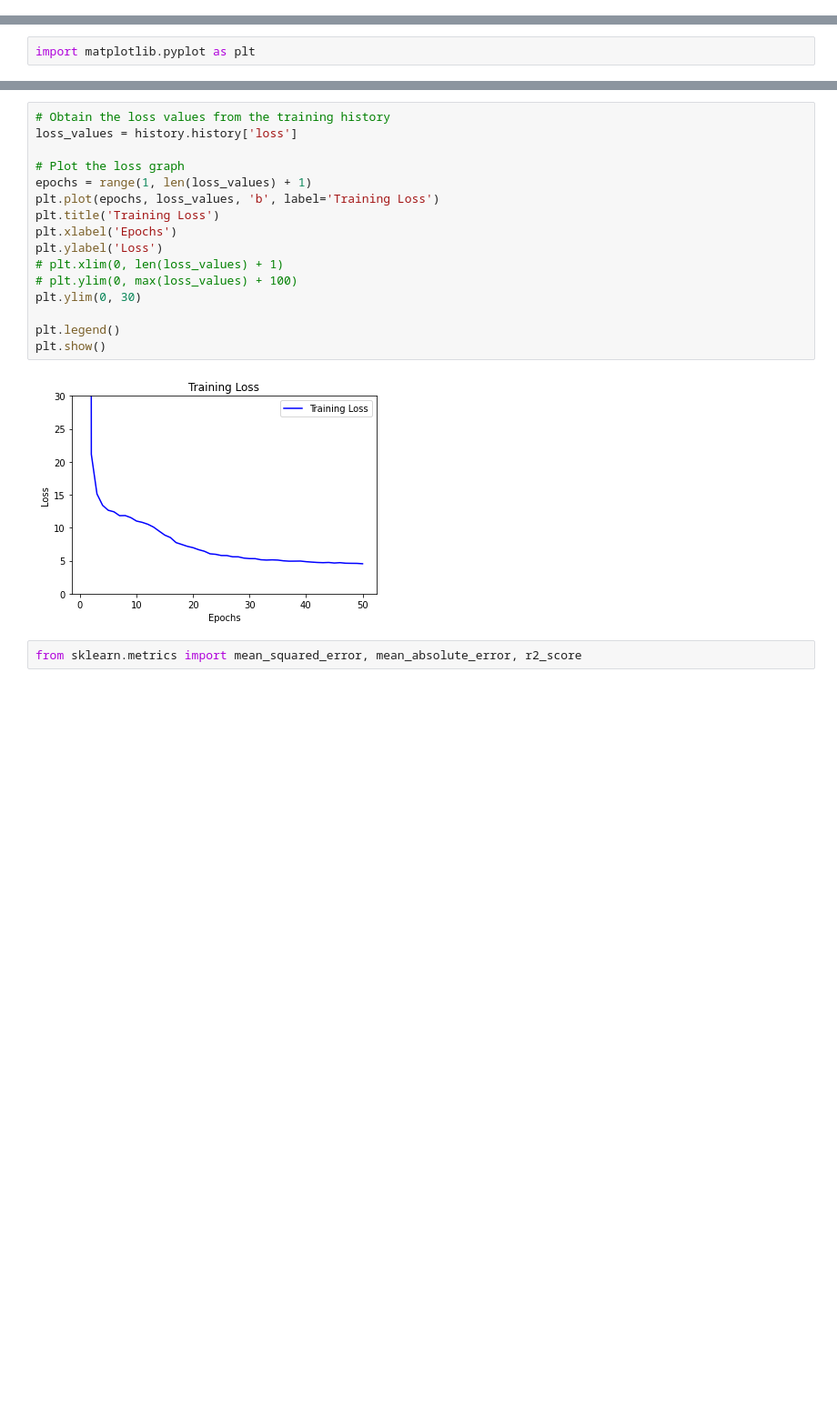
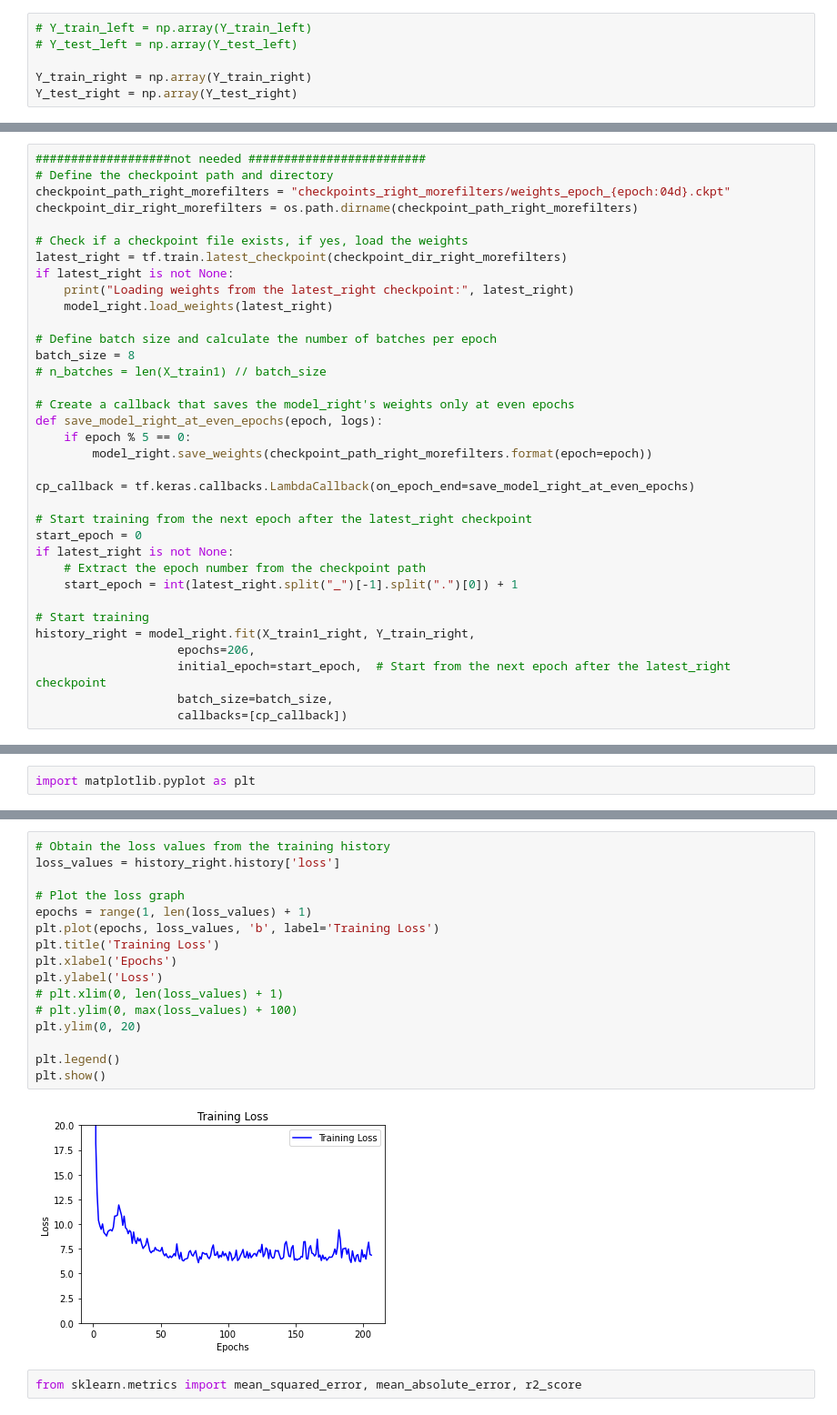
Before and after one commit to suzie13/Whisker-Robot-Project, a Jupyter notebook: ML_algos/CNN.ipynb, the cells around one changed output, grey strips where cells are left out. Shown at 91% size. Saved outputs shown, nothing was run; the diff lists cells and outputs as text; blank space fills up the shorter version.

```diff
--- a/ML_algos/CNN.ipynb
+++ b/ML_algos/CNN.ipynb
@@ -256,0 +240,6 @@ Shape Y_test:  (3008, 4)
+# %%
+# Y_train_left = np.array(Y_train_left)
+# Y_test_left = np.array(Y_test_left)
+
+Y_train_right = np.array(Y_train_right)
+Y_test_right = np.array(Y_test_right)
@@ -428,0 +550,35 @@ Hint: If you want to see a list of allocated tensors when OOM happens, add repor
+# %%
+###################not needed #########################
+# Define the checkpoint path and directory
+checkpoint_path_right_morefilters = "checkpoints_right_morefilters/weights_epoch_{epoch:04d}.ckpt"
+checkpoint_dir_right_morefilters = os.path.dirname(checkpoint_path_right_morefilters)
+
+# Check if a checkpoint file exists, if yes, load the weights
+latest_right = tf.train.latest_checkpoint(checkpoint_dir_right_morefilters)
+if latest_right is not None:
+    print("Loading weights from the latest_right checkpoint:", latest_right)
+    model_right.load_weights(latest_right)
+
+# Define batch size and calculate the number of batches per epoch
+batch_size = 8
+# n_batches = len(X_train1) // batch_size
+
+# Create a callback that saves the model_right's weights only at even epochs
+def save_model_right_at_even_epochs(epoch, logs):
+    if epoch % 5 == 0:
+        model_right.save_weights(checkpoint_path_right_morefilters.format(epoch=epoch))
+
+cp_callback = tf.keras.callbacks.LambdaCallback(on_epoch_end=save_model_right_at_even_epochs)
+
+# Start training from the next epoch after the latest_right checkpoint
+start_epoch = 0
+if latest_right is not None:
+    # Extract the epoch number from the checkpoint path
+    start_epoch = int(latest_right.split("_")[-1].split(".")[0]) + 1
+
+# Start training
+history_right = model_right.fit(X_train1_right, Y_train_right,
+                    epochs=206,
+                    initial_epoch=start_epoch,  # Start from the next epoch after the latest_right checkpoint
+                    batch_size=batch_size,
+                    callbacks=[cp_callback])
@@ -732,21 +910,21 @@ plt.show()
 # %%
 # Obtain the loss values from the training history
-loss_values = history.history['loss']
+loss_values = history_right.history['loss']
 
 # Plot the loss graph
 epochs = range(1, len(loss_values) + 1)
 plt.plot(epochs, loss_values, 'b', label='Training Loss')
 plt.title('Training Loss')
 plt.xlabel('Epochs')
 plt.ylabel('Loss')
 # plt.xlim(0, len(loss_values) + 1)
 # plt.ylim(0, max(loss_values) + 100)
-plt.ylim(0, 30)
+plt.ylim(0, 20)
 
 plt.legend()
 plt.show()
 # %% [output]
-[figure, old version]
+[figure, new version]
 # %%
 from sklearn.metrics import mean_squared_error, mean_absolute_error, r2_score
 # %%
```
Also changed, not shown: parts of 83 cells of this notebook.
